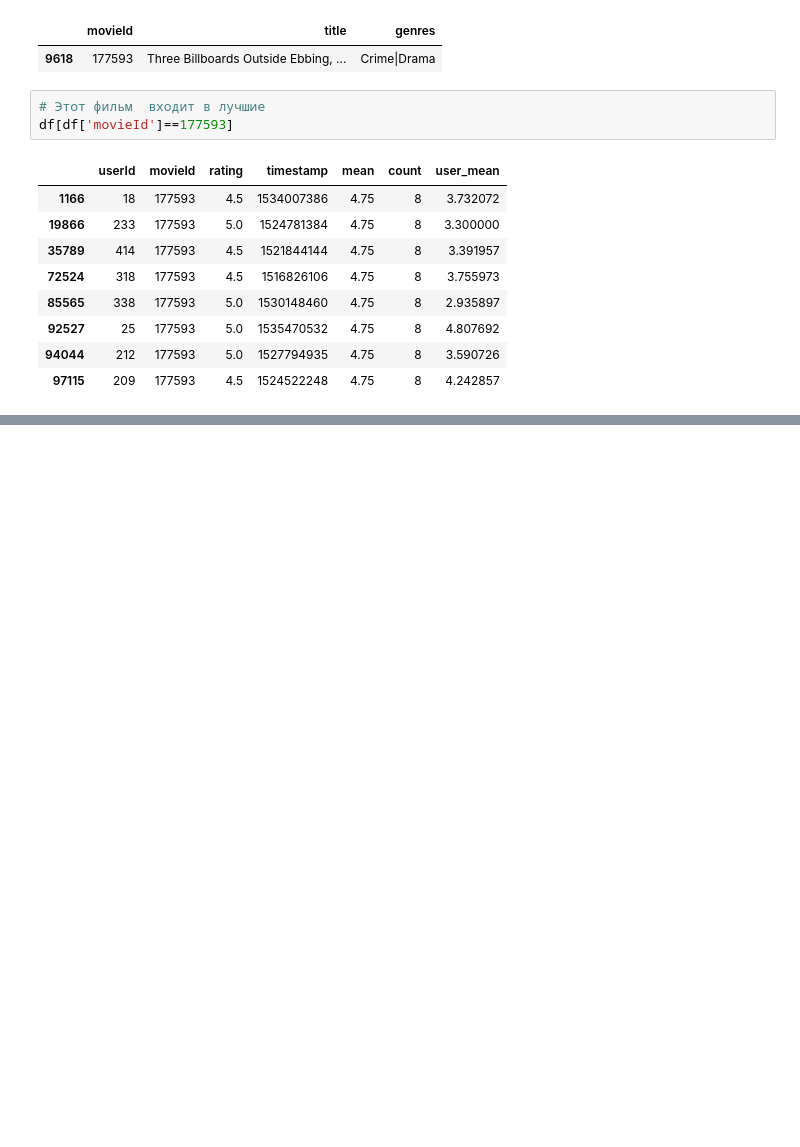
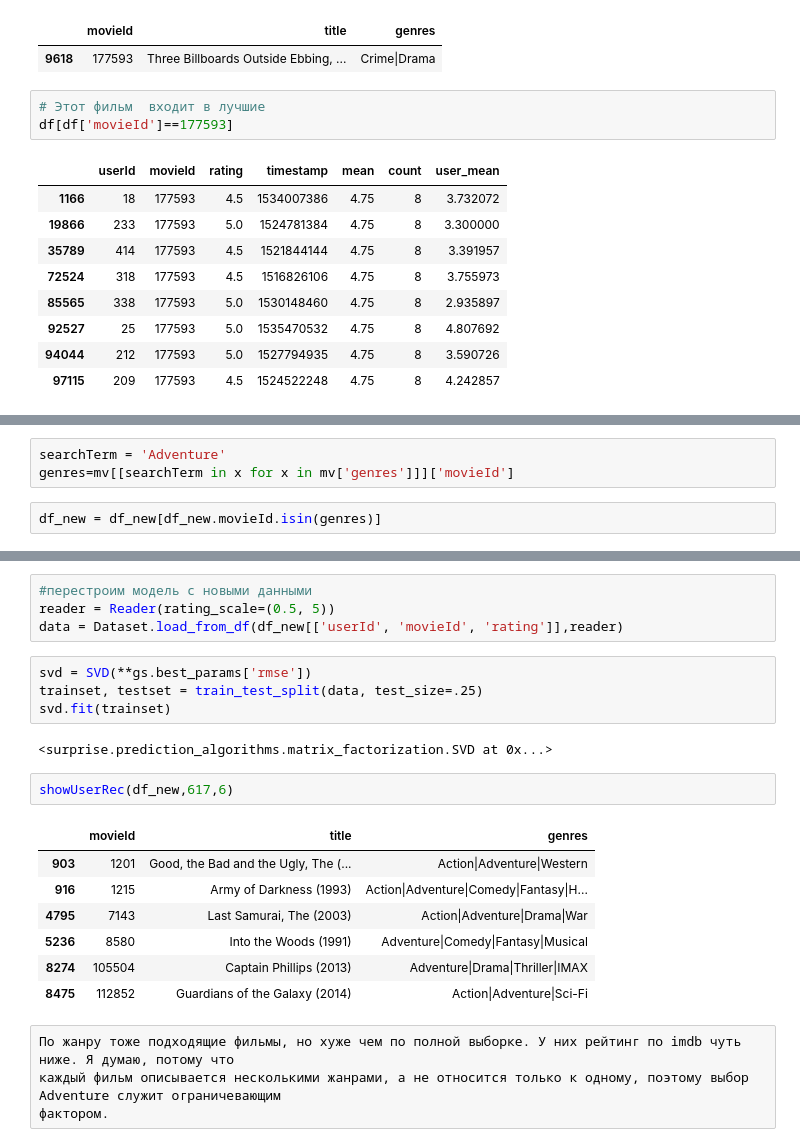
Before and after one commit to Albinamkh21/ds_hw, a Jupyter notebook: hw_recommendation.ipynb, the cells around one changed output, grey strips where cells are left out. Cells and saved outputs as stored; diff of their text form; blank space fills up the shorter version.

```diff
--- a/hw_recommendation.ipynb
+++ b/hw_recommendation.ipynb
@@ -527,0 +607,5 @@ df[df['movieId']==177593]
+# %%
+searchTerm = 'Adventure'
+genres=mv[[searchTerm in x for x in mv['genres']]]['movieId']
+# %%
+df_new = df_new[df_new.movieId.isin(genres)]
@@ -527,0 +624,24 @@ df[df['movieId']==177593]
+# %%
+#перестроим модель с новыми данными
+reader = Reader(rating_scale=(0.5, 5))
+data = Dataset.load_from_df(df_new[['userId', 'movieId', 'rating']],reader)
+# %%
+svd = SVD(**gs.best_params['rmse'])
+trainset, testset = train_test_split(data, test_size=.25)
+svd.fit(trainset)
+# %% [output]
+<surprise.prediction_algorithms.matrix_factorization.SVD at 0x...>
+# %%
+showUserRec(df_new,617,6)
+# %% [output]
+|  | movieId | title | genres |
+| 903 | 1201 | Good, the Bad and the Ugly, The (... | Action|Adventure|Western |
+| 916 | 1215 | Army of Darkness (1993) | Action|Adventure|Comedy|Fantasy|H... |
+| 4795 | 7143 | Last Samurai, The (2003) | Action|Adventure|Drama|War |
+| 5236 | 8580 | Into the Woods (1991) | Adventure|Comedy|Fantasy|Musical |
+| 8274 | 105504 | Captain Phillips (2013) | Adventure|Drama|Thriller|IMAX |
+| 8475 | 112852 | Guardians of the Galaxy (2014) | Action|Adventure|Sci-Fi |
+# %%
+По жанру тоже подходящие фильмы, но хуже чем по полной выборке. У них рейтинг по imdb чуть ниже. Я думаю, потому что
+каждый фильм описывается несколькими жанрами, а не относится только к одному, поэтому выбор Adventure служит ограничевающим
+фактором.
```
Also changed, not shown: parts of 19 cells of this notebook.
